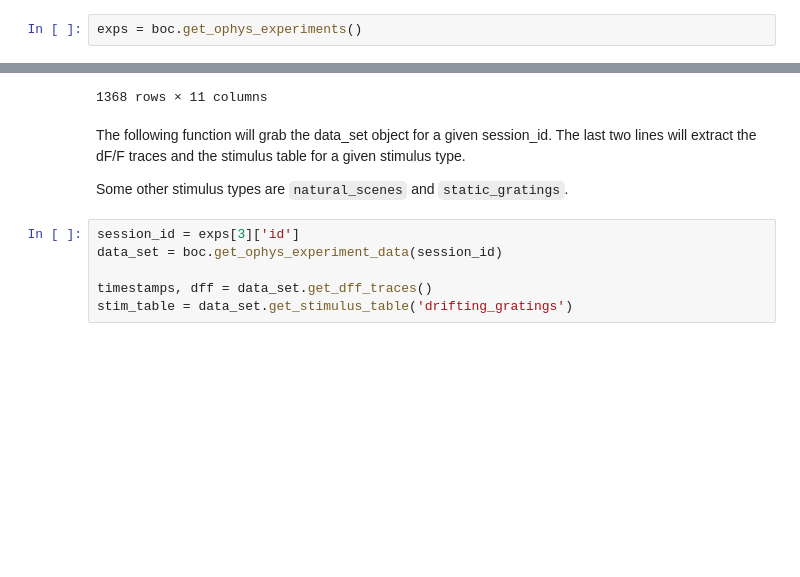
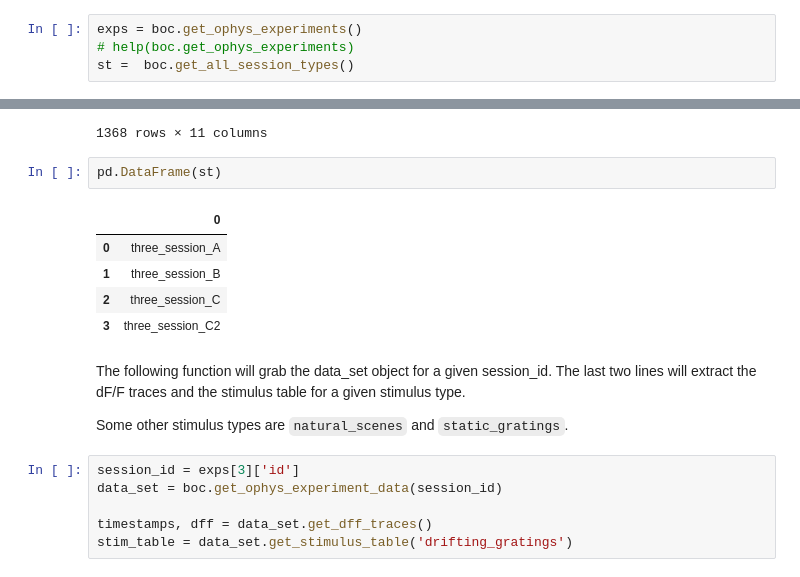
Before and after one commit to keverlin/AMATH_481, a Jupyter notebook: Homework_Decoding.ipynb, the cells around one changed output, grey strips where cells are left out. Drawn from its saved outputs; the diff is of its cells as text; blank space fills up the shorter version.

```diff
--- a/Homework_Decoding.ipynb
+++ b/Homework_Decoding.ipynb
@@ -38,6 +38,8 @@ The command below returns a list of dictionaries containing information about th
 </div>
 # %%
 exps = boc.get_ophys_experiments()
+# help(boc.get_ophys_experiments)
+st =  boc.get_all_session_types()
 # %%
 pd.DataFrame(exps)
 # %% [output]
@@ -54,6 +56,14 @@ pd.DataFrame(exps)
 | 1366 | 547560448 | 350 | VISal | Nr5a1-Cre | Ai93(TITL-GCaMP6f) | 107 | ... |
 | 1367 | 627823695 | 550 | VISp | Ntsr1-Cre_GN220 | Ai148(TIT2L-GC6f-ICL-tTA2) | 88 | ... |
 1368 rows × 11 columns
+# %%
+pd.DataFrame(st)
+# %% [output]
+|  | 0 |
+| 0 | three_session_A |
+| 1 | three_session_B |
+| 2 | three_session_C |
+| 3 | three_session_C2 |
 # %% [markdown]
 The following function will grab the data_set object for a given session_id.  The last two lines will extract the dF/F traces and the stimulus table for a given stimulus type.
 
```
Also changed, not shown: parts of 2 cells of this notebook.
